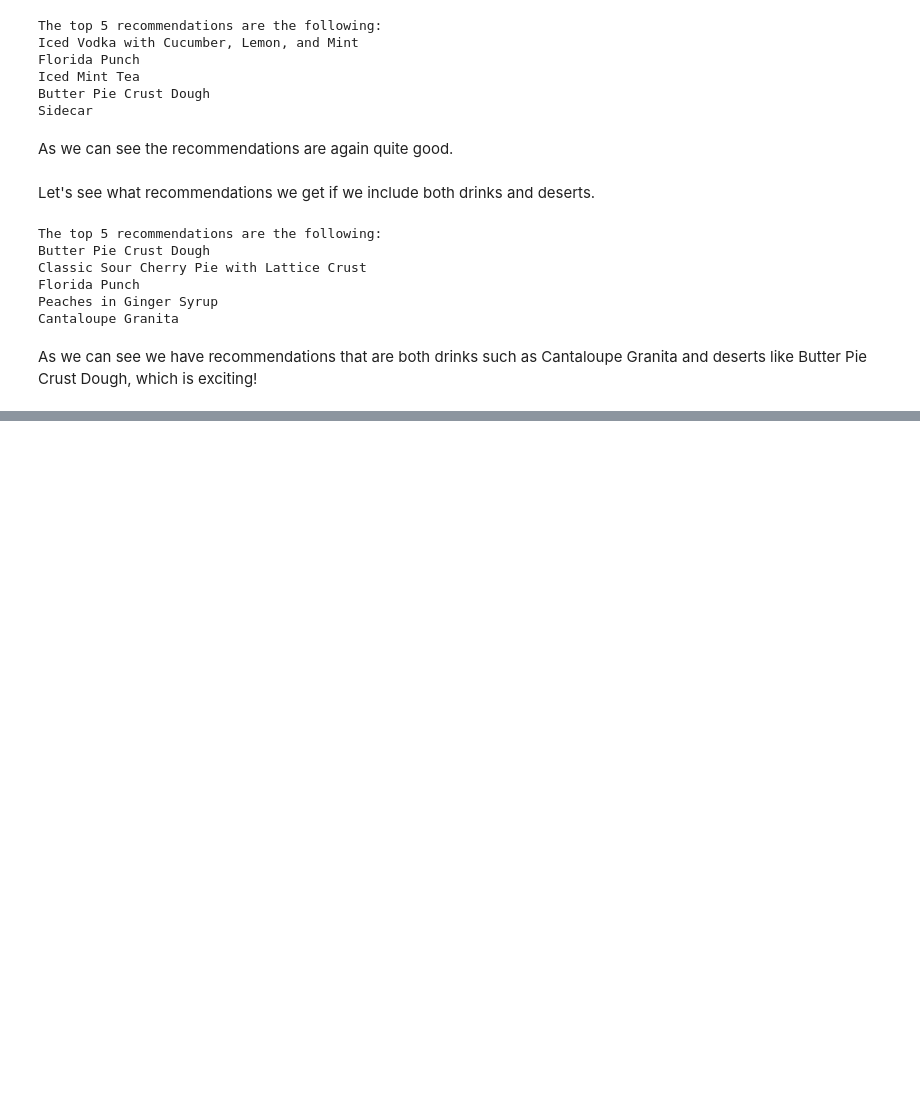
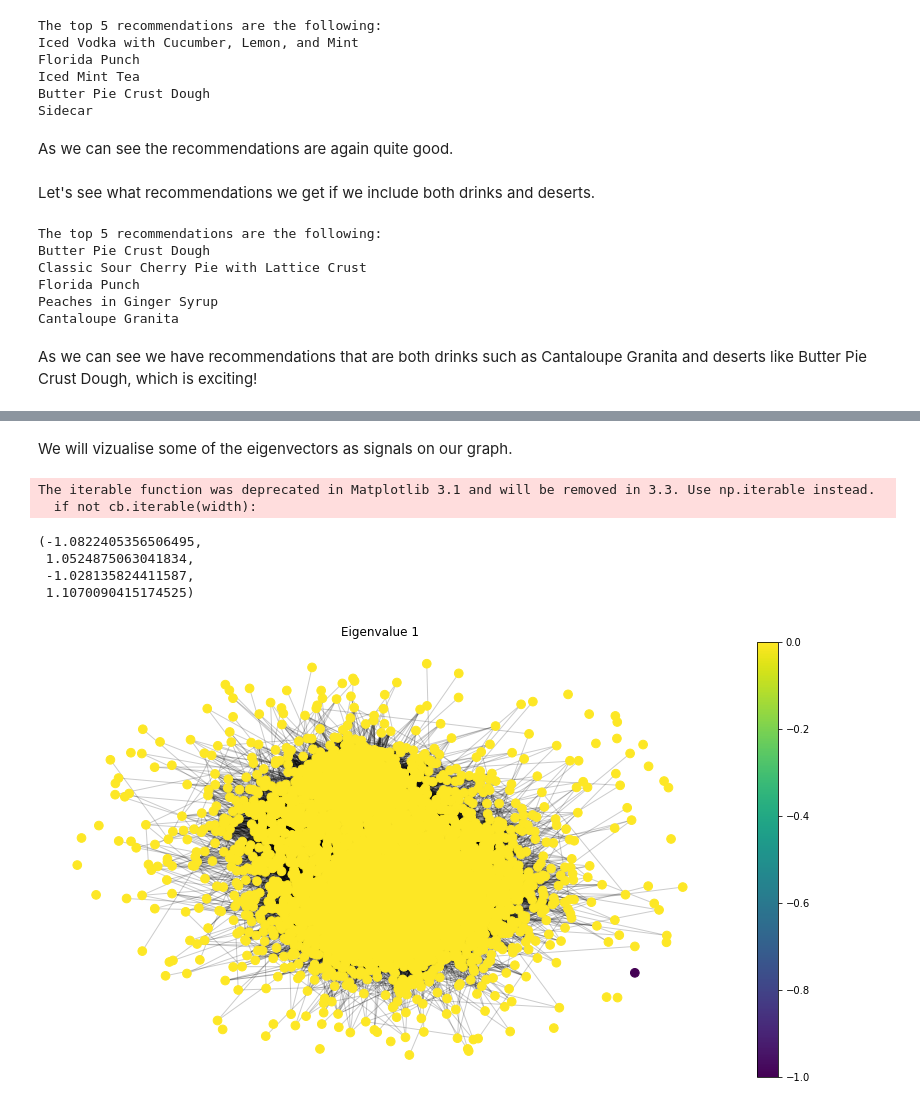
Before and after one commit to Davit98/NTDS-Project, a Jupyter notebook: Data Exploitation.ipynb, the cells around one changed output, grey strips where cells are left out. Saved outputs shown, nothing was run; the diff lists cells and outputs as text; code cells hidden in the pictures; blank space fills up the shorter version.

```diff
--- a/Data Exploitation.ipynb
+++ b/Data Exploitation.ipynb
@@ -440,0 +586,18 @@ plt.show()
+# %% [markdown]
+We will vizualise some of the eigenvectors as signals on our graph.
+# %%
+plt.figure(figsize=(15,8))
+plt.title('Eigenvalue 1')
+pos = nx.spring_layout(graph, k=0.1)
+ec = nx.draw_networkx_edges(graph, pos, alpha=0.2)
+nc = nx.draw_networkx_nodes(graph, pos, nodelist=graph.nodes(), node_color=U[:,1], node_shape='.')
+plt.colorbar(nc)
+plt.axis('off')
+# %% [output]
+The iterable function was deprecated in Matplotlib 3.1 and will be removed in 3.3. Use np.iterable instead.
+  if not cb.iterable(width):
+(-1.0822405356506495,
+ 1.0524875063041834,
+ -1.028135824411587,
+ 1.1070090415174525)
+[figure, added]
```
Also changed, not shown: parts of 60 cells of this notebook.
